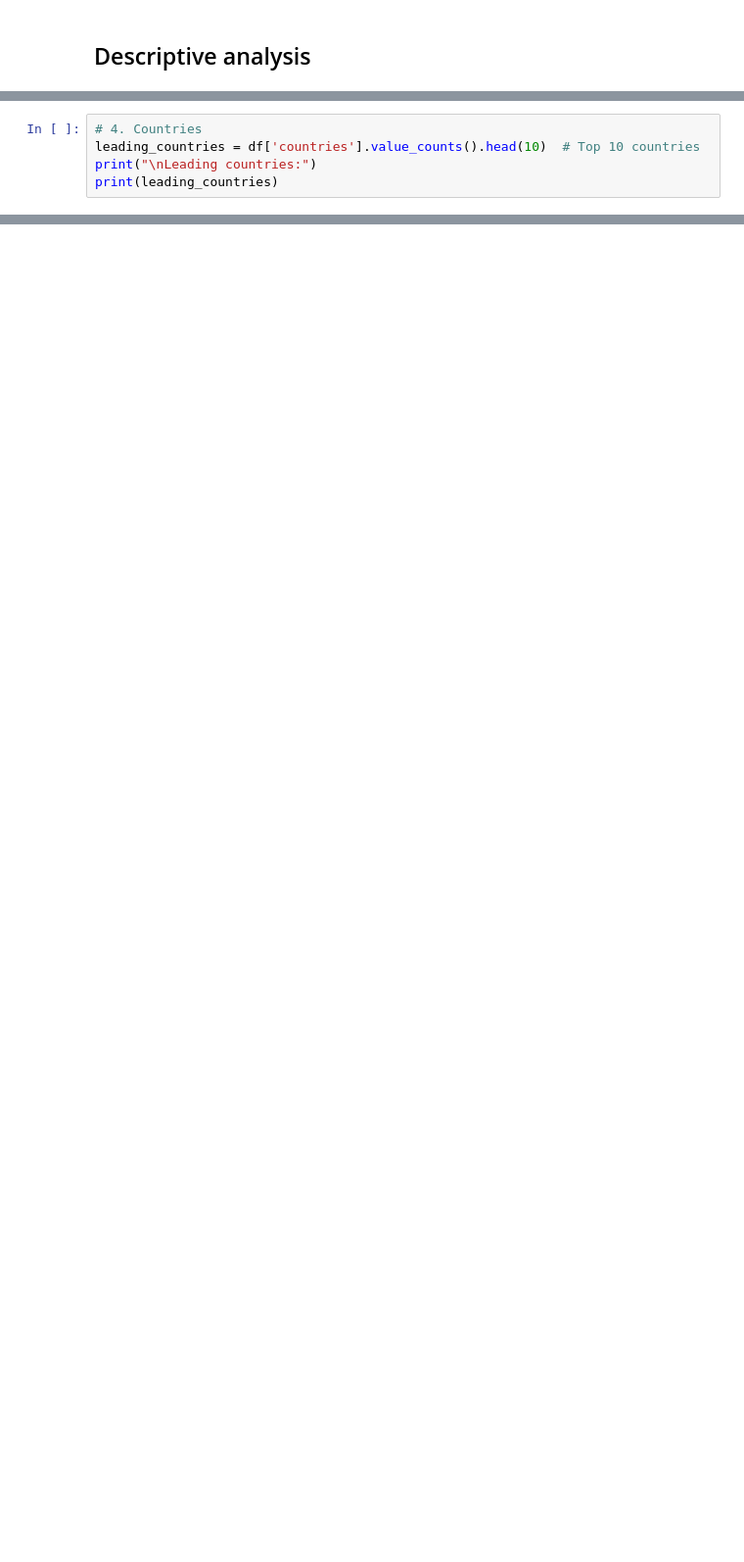
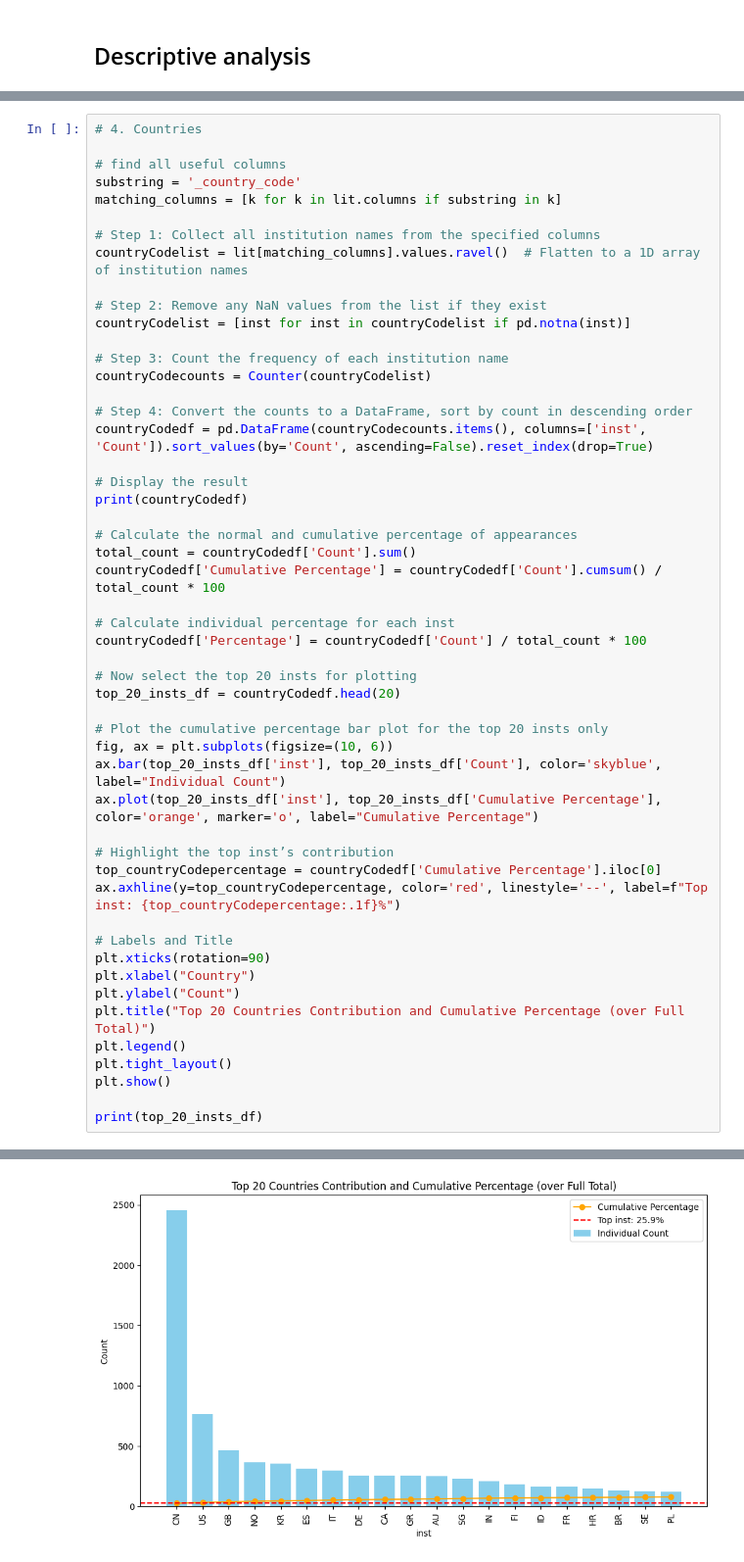
Before and after one commit to ferrariniluca78/dx_in_shipping, a Jupyter notebook: SlrDxInShipping.ipynb, the cells around one changed output, grey strips where cells are left out. Shown: that part at 98% size. Saved outputs shown, nothing was run; the diff lists cells and outputs as text; blank space fills up the shorter version.

```diff
--- a/SlrDxInShipping.ipynb
+++ b/SlrDxInShipping.ipynb
@@ -100,5 +239,52 @@ NameError: name 'df' is not defined
 # %%
 # 4. Countries
-leading_countries = df['countries'].value_counts().head(10)  # Top 10 countries
-print("\nLeading countries:")
-print(leading_countries)
+
+# find all useful columns
+substring = '_country_code'
+matching_columns = [k for k in lit.columns if substring in k]
+
+# Step 1: Collect all institution names from the specified columns
+countryCodelist = lit[matching_columns].values.ravel()  # Flatten to a 1D array of institution names
+
+# Step 2: Remove any NaN values from the list if they exist
+countryCodelist = [inst for inst in countryCodelist if pd.notna(inst)]
+
+# Step 3: Count the frequency of each institution name
+countryCodecounts = Counter(countryCodelist)
+
+# Step 4: Convert the counts to a DataFrame, sort by count in descending order
+countryCodedf = pd.DataFrame(countryCodecounts.items(), columns=['inst', 'Count']).sort_values(by='Count', ascending=False).reset_index(drop=True)
+
+# Display the result
+print(countryCodedf)
+
+# Calculate the normal and cumulative percentage of appearances
+total_count = countryCodedf['Count'].sum()
+countryCodedf['Cumulative Percentage'] = countryCodedf['Count'].cumsum() / total_count * 100
+
+# Calculate individual percentage for each inst
+countryCodedf['Percentage'] = countryCodedf['Count'] / total_count * 100
+
+# Now select the top 20 insts for plotting
+top_20_insts_df = countryCodedf.head(20)
+
+# Plot the cumulative percentage bar plot for the top 20 insts only
+fig, ax = plt.subplots(figsize=(10, 6))
+ax.bar(top_20_insts_df['inst'], top_20_insts_df['Count'], color='skyblue', label="Individual Count")
+ax.plot(top_20_insts_df['inst'], top_20_insts_df['Cumulative Percentage'], color='orange', marker='o', label="Cumulative Percentage")
+
+# Highlight the top inst’s contribution
+top_countryCodepercentage = countryCodedf['Cumulative Percentage'].iloc[0]
+ax.axhline(y=top_countryCodepercentage, color='red', linestyle='--', label=f"Top inst: {top_countryCodepercentage:.1f}%")
+
+# Labels and Title
+plt.xticks(rotation=90)
+plt.xlabel("Country")
+plt.ylabel("Count")
+plt.title("Top 20 Countries Contribution and Cumulative Percentage (over Full Total)")
+plt.legend()
+plt.tight_layout()
+plt.show()
+
+print(top_20_insts_df)
+# %% [output]
@@ -104,0 +305 @@ print(leading_countries)
+[figure, added]
```
Also changed, not shown: parts of 9 cells of this notebook, 2 other files.
